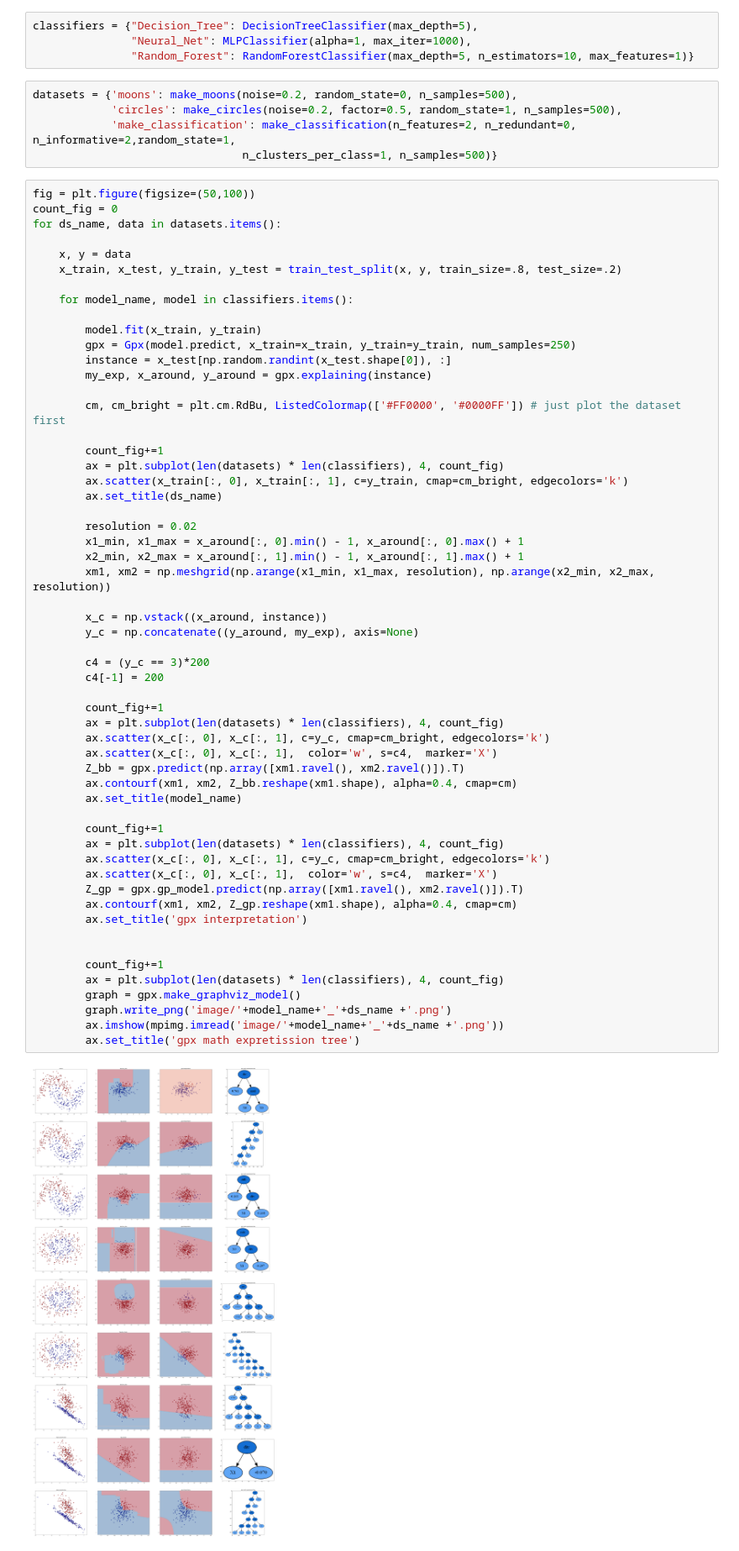
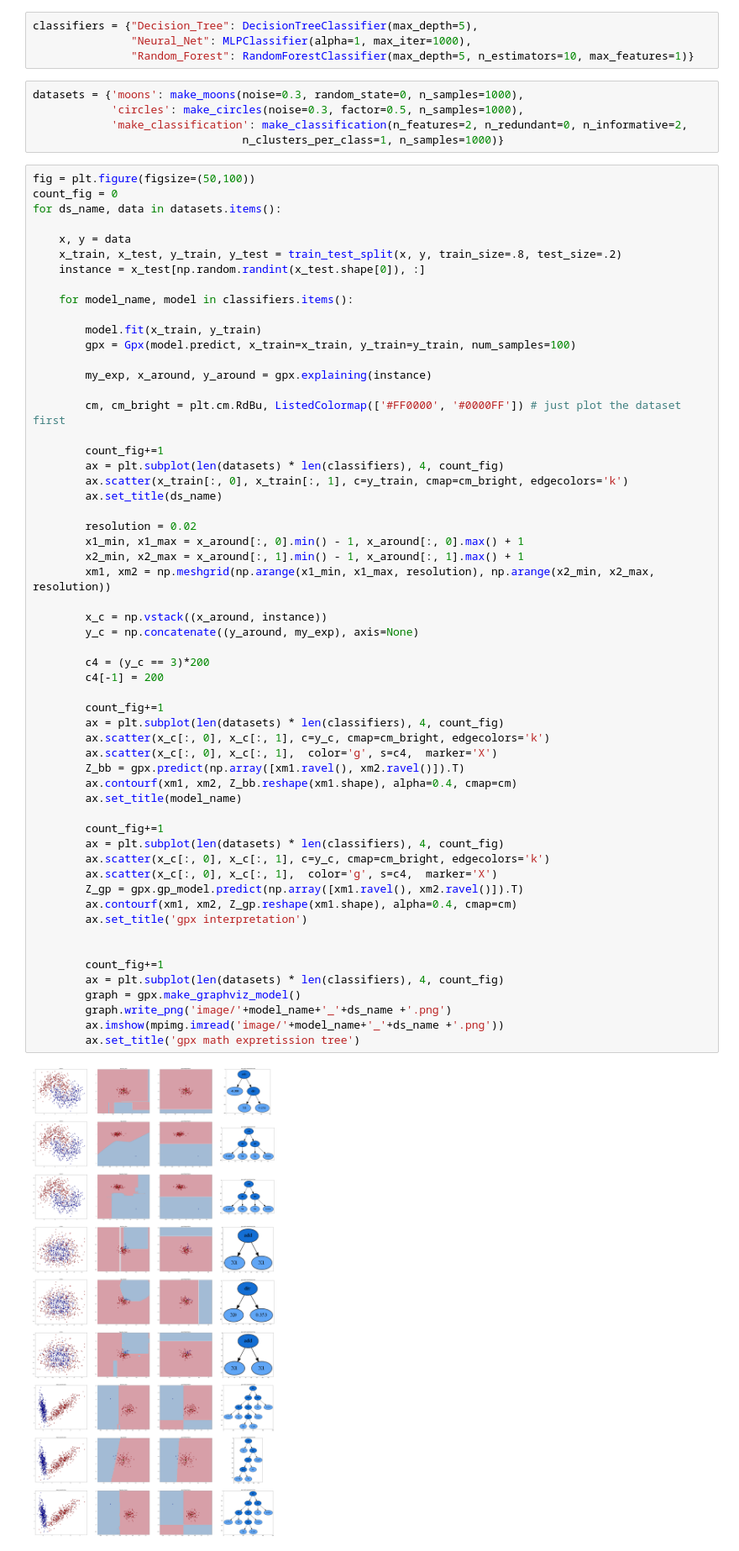
Before and after one commit to leauferreira/GpX, a Jupyter notebook: gpx_demo_simple_classification.ipynb, the cells around one changed output. Shown at 84% size. Cells and saved outputs as stored; diff of their text form.

Commit message:
feature understand start report for classification and add examples in README.md

```diff
--- a/gpx_demo_simple_classification.ipynb
+++ b/gpx_demo_simple_classification.ipynb
@@ -24,10 +24,10 @@ classifiers = {"Decision_Tree": DecisionTreeClassifier(max_depth=5),
                "Neural_Net": MLPClassifier(alpha=1, max_iter=1000),
                "Random_Forest": RandomForestClassifier(max_depth=5, n_estimators=10, max_features=1)}
 # %%
-datasets = {'moons': make_moons(noise=0.2, random_state=0, n_samples=500),
-            'circles': make_circles(noise=0.2, factor=0.5, random_state=1, n_samples=500),
-            'make_classification': make_classification(n_features=2, n_redundant=0, n_informative=2,random_state=1,
-                                n_clusters_per_class=1, n_samples=500)}
+datasets = {'moons': make_moons(noise=0.3, random_state=0, n_samples=1000),
+            'circles': make_circles(noise=0.3, factor=0.5, n_samples=1000),
+            'make_classification': make_classification(n_features=2, n_redundant=0, n_informative=2,
+                                n_clusters_per_class=1, n_samples=1000)}
 # %%
 fig = plt.figure(figsize=(50,100))
 count_fig = 0
@@ -35,12 +35,13 @@ for ds_name, data in datasets.items():
 
     x, y = data
     x_train, x_test, y_train, y_test = train_test_split(x, y, train_size=.8, test_size=.2)
+    instance = x_test[np.random.randint(x_test.shape[0]), :]
 
     for model_name, model in classifiers.items():
 
         model.fit(x_train, y_train)
-        gpx = Gpx(model.predict, x_train=x_train, y_train=y_train, num_samples=250)
-        instance = x_test[np.random.randint(x_test.shape[0]), :]
+        gpx = Gpx(model.predict, x_train=x_train, y_train=y_train, num_samples=100)
+
         my_exp, x_around, y_around = gpx.explaining(instance)
 
         cm, cm_bright = plt.cm.RdBu, ListedColormap(['#FF0000', '#0000FF']) # just plot the dataset first
@@ -56,33 +57,33 @@ for ds_name, data in datasets.items():
         xm1, xm2 = np.meshgrid(np.arange(x1_min, x1_max, resolution), np.arange(x2_min, x2_max, resolution))
 
         x_c = np.vstack((x_around, instance))
         y_c = np.concatenate((y_around, my_exp), axis=None)
 
         c4 = (y_c == 3)*200
         c4[-1] = 200
 
         count_fig+=1
         ax = plt.subplot(len(datasets) * len(classifiers), 4, count_fig)
         ax.scatter(x_c[:, 0], x_c[:, 1], c=y_c, cmap=cm_bright, edgecolors='k')
-        ax.scatter(x_c[:, 0], x_c[:, 1],  color='w', s=c4,  marker='X')
+        ax.scatter(x_c[:, 0], x_c[:, 1],  color='g', s=c4,  marker='X')
         Z_bb = gpx.predict(np.array([xm1.ravel(), xm2.ravel()]).T)
         ax.contourf(xm1, xm2, Z_bb.reshape(xm1.shape), alpha=0.4, cmap=cm)
         ax.set_title(model_name)
 
         count_fig+=1
         ax = plt.subplot(len(datasets) * len(classifiers), 4, count_fig)
         ax.scatter(x_c[:, 0], x_c[:, 1], c=y_c, cmap=cm_bright, edgecolors='k')
-        ax.scatter(x_c[:, 0], x_c[:, 1],  color='w', s=c4,  marker='X')
+        ax.scatter(x_c[:, 0], x_c[:, 1],  color='g', s=c4,  marker='X')
         Z_gp = gpx.gp_model.predict(np.array([xm1.ravel(), xm2.ravel()]).T)
         ax.contourf(xm1, xm2, Z_gp.reshape(xm1.shape), alpha=0.4, cmap=cm)
         ax.set_title('gpx interpretation')
 
 
         count_fig+=1
         ax = plt.subplot(len(datasets) * len(classifiers), 4, count_fig)
         graph = gpx.make_graphviz_model()
         graph.write_png('image/'+model_name+'_'+ds_name +'.png')
         ax.imshow(mpimg.imread('image/'+model_name+'_'+ds_name +'.png'))
         ax.set_title('gpx math expretission tree')
 # %% [output]
-[figure, old version]
+[figure, new version]
```
Also changed, not shown: 3 other files.
